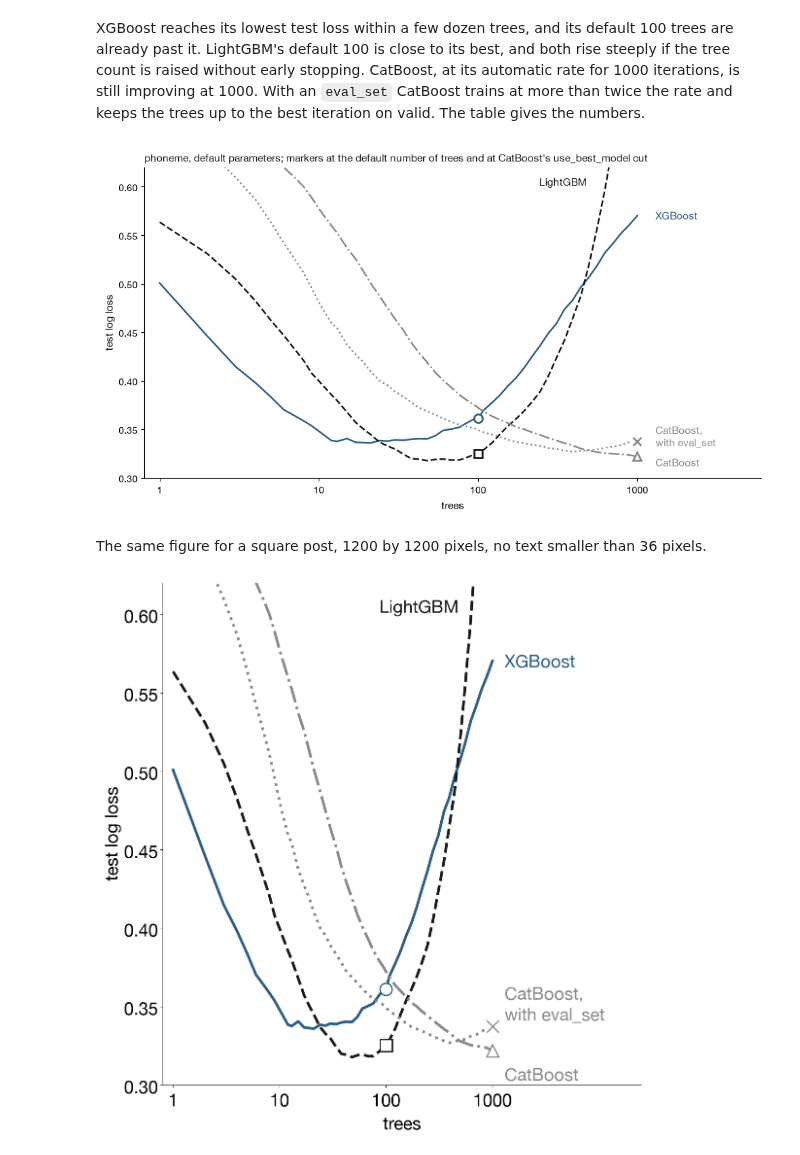
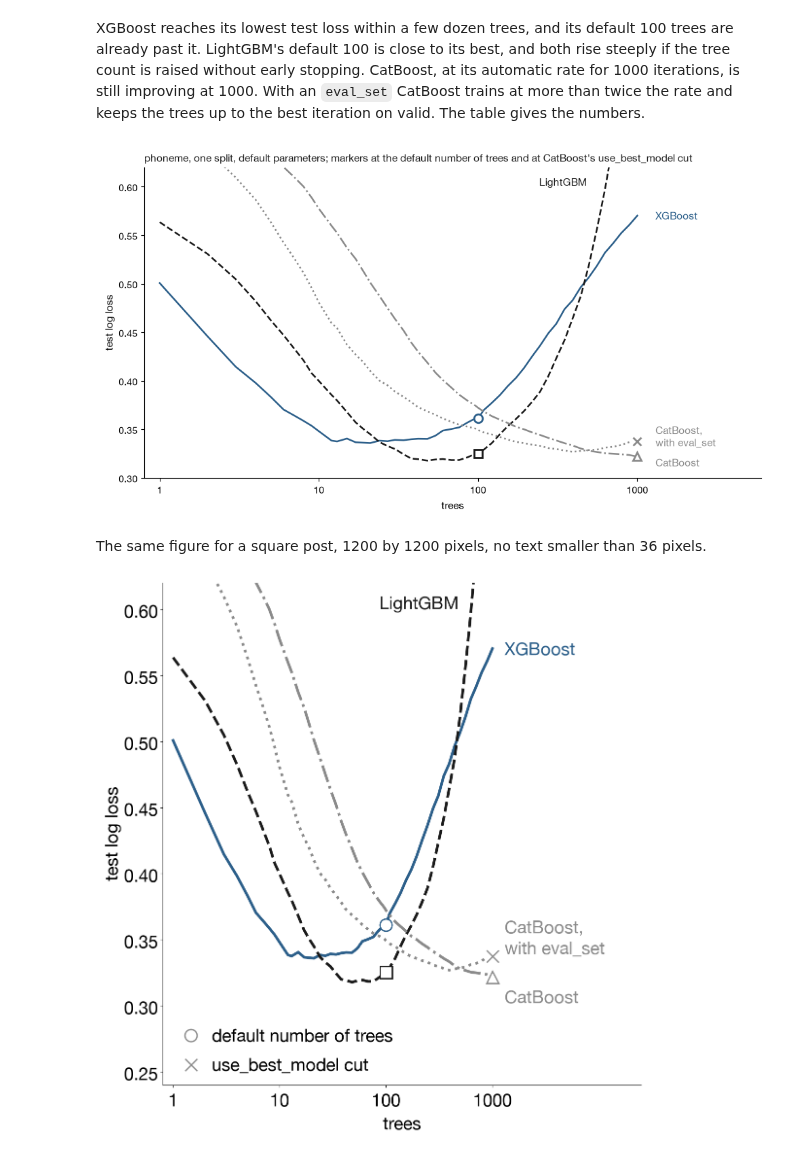
Before and after one commit to firefly1248/demo-notebooks, a Jupyter notebook: notebooks/gbdt/gbdt_defaults.ipynb, the cells around one changed output. Saved outputs shown, nothing was run; the diff lists cells and outputs as text; code cells hidden in the pictures.

```diff
--- a/notebooks/gbdt/gbdt_defaults.ipynb
+++ b/notebooks/gbdt/gbdt_defaults.ipynb
@@ -569,0 +598,15 @@ plt.show()
+# %%
+noise_rows = {}
+for signal in (8, 3, SIGNAL, 0.75):
+    row = {}
+    for share in SHARES:
+        X_s, y_s, auc = binary_data(share, signal)
+        row[share] = leaf_sizes(xgb.XGBClassifier().fit(X_s, y_s), X_s, 100).min()
+    noise_rows[f"logistic slope {signal}, ROC AUC of the true logit about {auc:.2f}"] = row
+row = {}
+for share in SHARES:
+    X_s, y_s = make_classification(20_000, 10, n_informative=5, n_redundant=0, weights=[1 - share], flip_y=0, random_state=SEED)
+    row[share] = leaf_sizes(xgb.XGBClassifier().fit(X_s, y_s), X_s, 100).min()
+noise_rows["make_classification, flip_y=0"] = row
+print("XGBoost, smallest leaf on tree 100, training rows, by positive share")
+print(pd.DataFrame(noise_rows).T.to_string())
@@ -600,7 +657,8 @@ for loss, model, y_ in (("Logloss", CatBoostClassifier, y_small), ("RMSE", CatBo
     picked[loss] = first_tree_params(model(loss_function=loss, **QUIET), X_small, y_)
 for loss in ("YetiRank", "YetiRankPairwise"):
     picked[loss] = first_tree_params(CatBoost(dict(loss_function=loss, **QUIET)), Pool(X_small, y_small, group_id=group))
-picked["Logloss, 90 rows"] = first_tree_params(CatBoostClassifier(**QUIET), X_small[:90], y_small[:90])
+for n in (90, 99, 100):
+    picked[f"Logloss, {n} rows"] = first_tree_params(CatBoostClassifier(**QUIET), X_small[:n], y_small[:n])
 print(pd.DataFrame({k: {"bootstrap_type": p["bootstrap_type"], "subsample": p.get("subsample"),
                         "bagging_temperature": p.get("bagging_temperature"), "boosting_type": p["boosting_type"]}
                     for k, p in picked.items()}).T.to_string())
@@ -900,15 +965,19 @@ held-out rows.
 # %%
 X_codes = X_ad.apply(lambda c: c.cat.codes if c.dtype == "category" else c).to_numpy(float)
 X_pool, X_hold, y_pool, y_hold = train_test_split(X_codes, y_ad, test_size=10_000, stratify=y_ad, random_state=SEED)
+SMALL_MODELS = DEFAULT | {"XGBoost, learning_rate=0.1": partial(xgb.XGBClassifier, learning_rate=0.1),
+                          "LightGBM, learning_rate=0.3": partial(DEFAULT["LightGBM"], learning_rate=0.3)}
 rows = []
 for n in (500, 2_000, 10_000):
     for seed in SEEDS:
         idx = np.random.default_rng(seed).choice(len(y_pool), n, replace=False)
-        for name, make in DEFAULT.items():
+        for name, make in SMALL_MODELS.items():
             model = make().fit(X_pool[idx], y_pool[idx])
             train_ll = log_loss(y_pool[idx], model.predict_proba(X_pool[idx]))
             test_ll = log_loss(y_hold, model.predict_proba(X_hold))
             rows.append({"rows": n, "library": name, "test log loss": test_ll, "test minus train": test_ll - train_ll})
 SMALL = pd.DataFrame(rows).groupby(["rows", "library"], sort=False).mean()
-print(SMALL.unstack("library").round(3).to_string())
+for metric in ("test minus train", "test log loss"):
+    print(metric)
+    print(SMALL[metric].unstack("library").round(3).to_string(), "\n")
 # %% [output]
@@ -989,7 +1071,7 @@ LINES = {"XGBoost": (BLUE, "-", "o", "XGBoost"), "LightGBM": (INK, "--", "s", "L
 Y_TOP = 0.62
 
 
-def draw_curves(ax, fontsize, lw, ms, xmax, gap):
+def draw_curves(ax, fontsize, lw, ms, xmax, gap, y_bottom=0.3):
     """Curves with a marker where each model stops, labelled right of the 1000-tree end;
     LightGBM's curve leaves the top of the axis earlier, so its label sits there."""
     nudge = {"CatBoost": -gap / 2, "CatBoost with eval_set": gap / 2}
@@ -1006,7 +1088,7 @@ def draw_curves(ax, fontsize, lw, ms, xmax, gap):
     ax.set_xticks([1, 10, 100, 1000], ["1", "10", "100", "1000"])
     ax.minorticks_off()
     ax.set_xlim(0.8, xmax)
-    ax.set_ylim(0.3, Y_TOP)
+    ax.set_ylim(y_bottom, Y_TOP)
     ax.set_xlabel("trees", fontsize=fontsize)
     ax.set_ylabel("test log loss", fontsize=fontsize)
     ax.spines[["top", "right"]].set_visible(False)
@@ -1014,25 +1096,29 @@ def draw_curves(ax, fontsize, lw, ms, xmax, gap):
 
 fig, ax = plt.subplots(figsize=(10, 5.6))
 draw_curves(ax, 11, 1.8, 9, 6000, 0.012)
-ax.set_title("phoneme, default parameters; markers at the default number of trees and at CatBoost's use_best_model cut",
+ax.set_title("phoneme, one split, default parameters; markers at the default number of trees and at CatBoost's use_best_model cut",
              loc="left", fontsize=11, color=INK)
 fig.tight_layout()
 fig.savefig("gbdt_defaults_curves.png", dpi=150, facecolor="white")
 plt.show()
 # %% [output]
-[figure, old version]
+[figure, new version]
 # %% [markdown]
 The same figure for a square post, 1200 by 1200 pixels, no text smaller than 36 pixels.
 # %%
 PX = 72 / 100  # points per pixel at 100 dpi
 with plt.rc_context({"font.size": 36 * PX, "xtick.labelsize": 36 * PX, "ytick.labelsize": 36 * PX}):
     fig, ax = plt.subplots(figsize=(12, 12), dpi=100)
-    draw_curves(ax, 36 * PX, 4, 18, 25_000, 0.03)
+    draw_curves(ax, 36 * PX, 4, 18, 25_000, 0.03, y_bottom=0.24)
+    # The post has no caption under the figure, so the markers explain themselves.
+    marks = [plt.Line2D([], [], color=GREY, marker="o", mfc="white", mew=2, ms=18, ls="", label="default number of trees"),
+             plt.Line2D([], [], color=GREY, marker="x", mew=2, ms=18, ls="", label="use_best_model cut")]
+    ax.legend(handles=marks, loc="lower left", frameon=False, handletextpad=0.2, borderaxespad=0.2)
     fig.subplots_adjust(left=0.16, right=0.98, top=0.96, bottom=0.1)
     fig.savefig("gbdt_defaults_curves_linkedin.png", dpi=100, facecolor="white")
 plt.show()
 # %% [output]
-[figure, old version]
+[figure, new version]
 # %% [markdown]
 ## Takeaway
 
```
Also changed, not shown: parts of 22 cells of this notebook, 4 other files.
